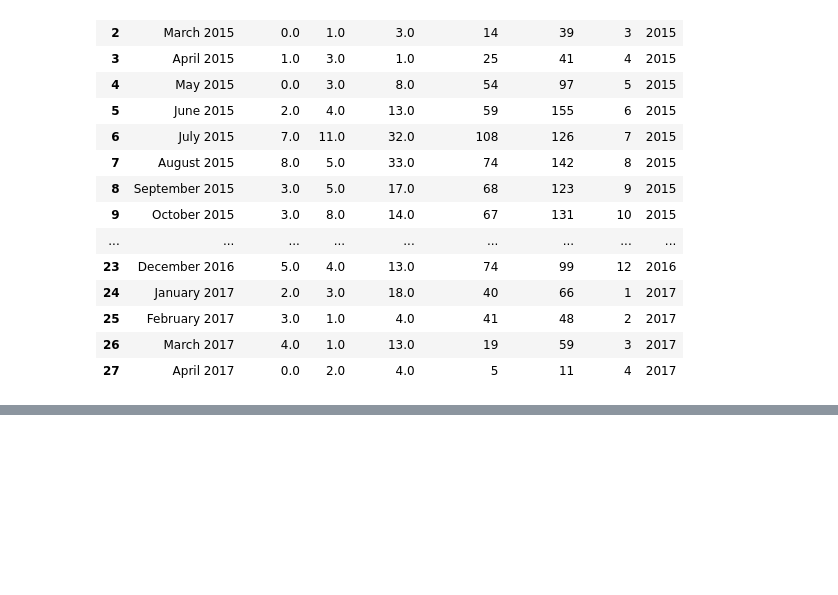
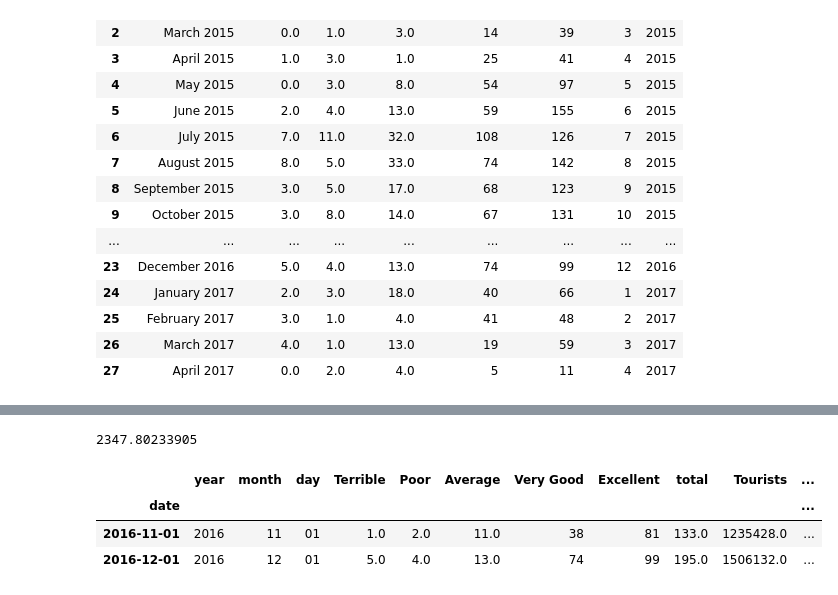
Before and after one commit to tejascphadnis/Tejas-Capstone-Project-Final, a Jupyter notebook: TADataCleanup.ipynb, the cells around one changed output, grey strips where cells are left out. Saved outputs shown, nothing was run; the diff lists cells and outputs as text; code cells hidden in the pictures; blank space fills up the shorter version.

```diff
--- a/TADataCleanup.ipynb
+++ b/TADataCleanup.ipynb
@@ -334,0 +432,11 @@ show(row(area1, area2))
+# %%
+print sklearn.metrics.mean_squared_error(test['total'], test['Predicted_Value'])
+# %% [output]
+2347.80233905
+# %%
+test
+# %% [output]
+|  | year | month | day | Terrible | Poor | Average | Very Good | Excellent | total | Tourists | ... |
+| date |  |  |  |  |  |  |  |  |  |  | ... |
+| 2016-11-01 | 2016 | 11 | 01 | 1.0 | 2.0 | 11.0 | 38 | 81 | 133.0 | 1235428.0 | ... |
+| 2016-12-01 | 2016 | 12 | 01 | 5.0 | 4.0 | 13.0 | 74 | 99 | 195.0 | 1506132.0 | ... |
```
Also changed, not shown: parts of 19 cells of this notebook, 4 other files.
